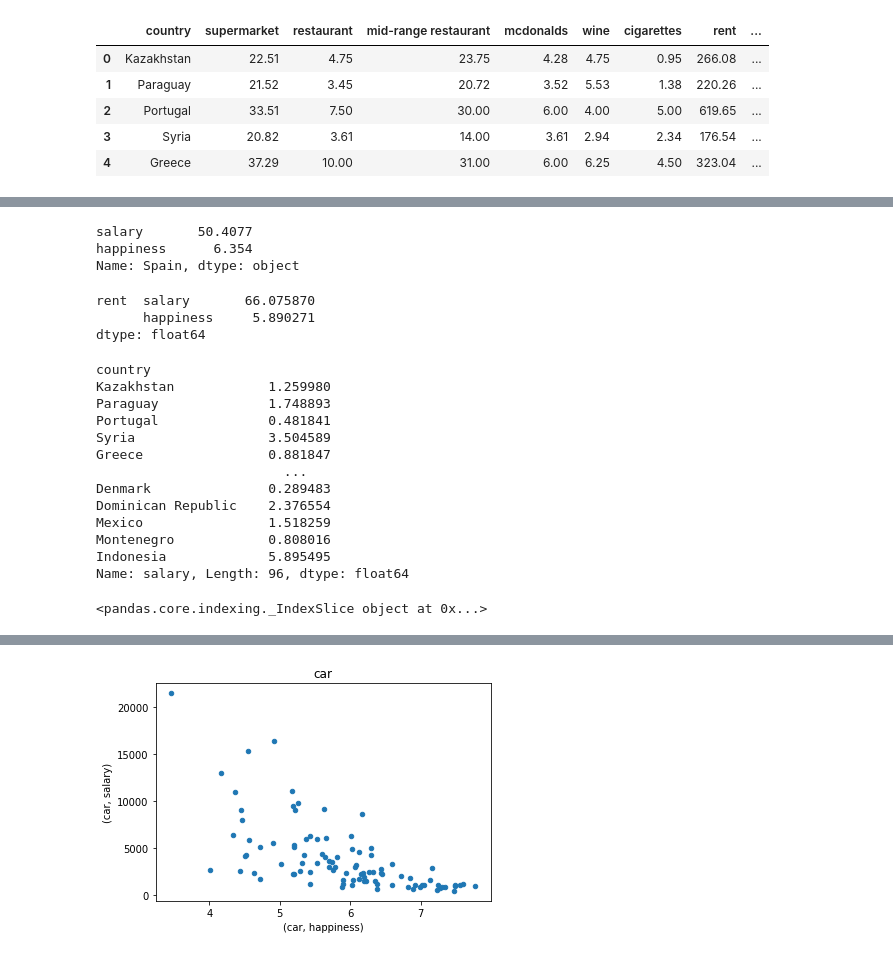
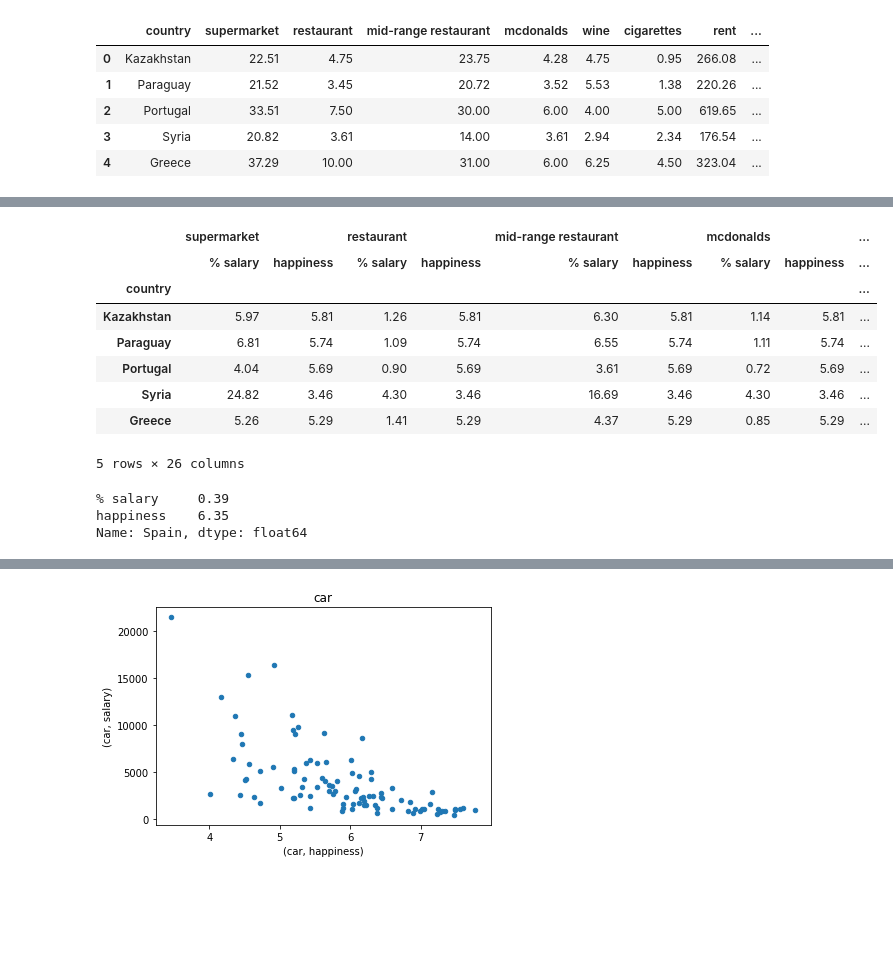
Before and after one commit to Marlenkaa/Project.2-Pipeline_CostsOfLivingImpact, a Jupyter notebook: scr/funciones.ipynb, the cells around one changed output, grey strips where cells are left out. Drawn from its saved outputs; the diff is of its cells as text; code cells hidden in the pictures; blank space fills up the shorter version.

Commit message:
creating functions

```diff
--- a/scr/funciones.ipynb
+++ b/scr/funciones.ipynb
@@ -101,7 +81,16 @@ Name: country, Length: 96, dtype: object
 # %%
-cols = ['supermarket', 'restaurant', 'mid-range restaurant', 'mcdonalds', 'wine', 'cigarettes', 'rent', 'utilities', 'internet', 'fitness', 'cinema', 'public transport', 'car']
-mux = pd.MultiIndex.from_product([cols, ['salary', 'happiness']])
-df1 = merged[cols].div(merged['salary'], axis=0).mul(100).reindex(mux, axis=1, level=0)
-idx = pd.IndexSlice
-df1.loc[:, idx[:, 'happiness']] = merged[['happiness']*len(cols)].to_numpy()
-df1
+def mergedTable(merged):
+    # Renaming column salary as it will represent the % of cost over salary:
+    merged.rename(columns={'salary':'% salary'}, inplace=True)
+    # Creating a MultiIndex for every cost of living related with salary and happiness score:
+    cols = ['supermarket', 'restaurant', 'mid-range restaurant', 'mcdonalds', 'wine', 'cigarettes', 'rent', 'utilities', 'internet', 'fitness', 'cinema', 'public transport', 'car']
+    mix = pd.MultiIndex.from_product([cols, ['% salary', 'happiness']])
+    # Dividing every cost by salary:
+    dfinal = round(merged[cols].div(merged['% salary'], axis=0).mul(100).reindex(mix, axis=1, level=0),2)
+    idx = pd.IndexSlice
+    # Reset the values from happiness score:
+    dfinal.loc[:, idx[:, 'happiness']] = merged[['happiness']*len(cols)].to_numpy()
+    # Including back the countries as index:
+    dfinal['country'] = merged['country']
+    dfinal = dfinal.set_index(['country'])
+    return dfinal
@@ -163,40 +97,22 @@ df1
+# %%
+dfinal = mergedTable(merged)
+dfinal.head()
+# %% [output]
+|  | supermarket |  | restaurant |  | mid-range restaurant |  | mcdonalds |  | ... |
+|  | % salary | happiness | % salary | happiness | % salary | happiness | % salary | happiness | ... |
+| country |  |  |  |  |  |  |  |  | ... |
+| Kazakhstan | 5.97 | 5.81 | 1.26 | 5.81 | 6.30 | 5.81 | 1.14 | 5.81 | ... |
+| Paraguay | 6.81 | 5.74 | 1.09 | 5.74 | 6.55 | 5.74 | 1.11 | 5.74 | ... |
+| Portugal | 4.04 | 5.69 | 0.90 | 5.69 | 3.61 | 5.69 | 0.72 | 5.69 | ... |
+| Syria | 24.82 | 3.46 | 4.30 | 3.46 | 16.69 | 3.46 | 4.30 | 3.46 | ... |
+| Greece | 5.26 | 5.29 | 1.41 | 5.29 | 4.37 | 5.29 | 0.85 | 5.29 | ... |
+5 rows × 26 columns
 # %%
-# Filtro por pais y tipo coste, lo que me da el % sobre salario y el indice de felicidad en ese país.
-df1.loc['Spain', 'rent']
+'''FILTRO PAIS + TIPO COSTE: me devuelve cuánto supone dicho coste sobre salario medio del país y el índice de
+felicidad en ese país.'''
+
+dfinal.loc['Spain', 'wine']
 # %% [output]
-salary       50.4077
-happiness      6.354
-Name: Spain, dtype: object
+% salary     0.39
+happiness    6.35
+Name: Spain, dtype: float64
-# %%
-# Me da la media del peso sobre el salario y media de indice de felicidad para todos los paises.
-df1[['rent']].mean(axis=0)
-# %% [output]
-rent  salary       66.075870
-      happiness     5.890271
-dtype: float64
-# %%
-df1['wine']['salary']
-# %% [output]
-country
-Kazakhstan            1.259980
-Paraguay              1.748893
-Portugal              0.481841
-Syria                 3.504589
-Greece                0.881847
-                        ...
-Denmark               0.289483
-Dominican Republic    2.376554
-Mexico                1.518259
-Montenegro            0.808016
-Indonesia             5.895495
-Name: salary, Length: 96, dtype: float64
-# %%
-for idx, gp in df.groupby(level=0, axis=1):
-    gp.xs(idx, level=0, axis=1).plot.scatter(x='C', y='D', title=idx)
-
-# or
-#for idx, gp in df.groupby(level=0, axis=1):
-#   gp.plot.scatter(x=(idx, 'C'), y=(idx, 'D'), title=idx)
-#    # axis lables will be (A, D) for instance
-# %% [output]
-<pandas.core.indexing._IndexSlice object at 0x...>
```
Also changed, not shown: parts of 16 cells of this notebook, 3 other files.
